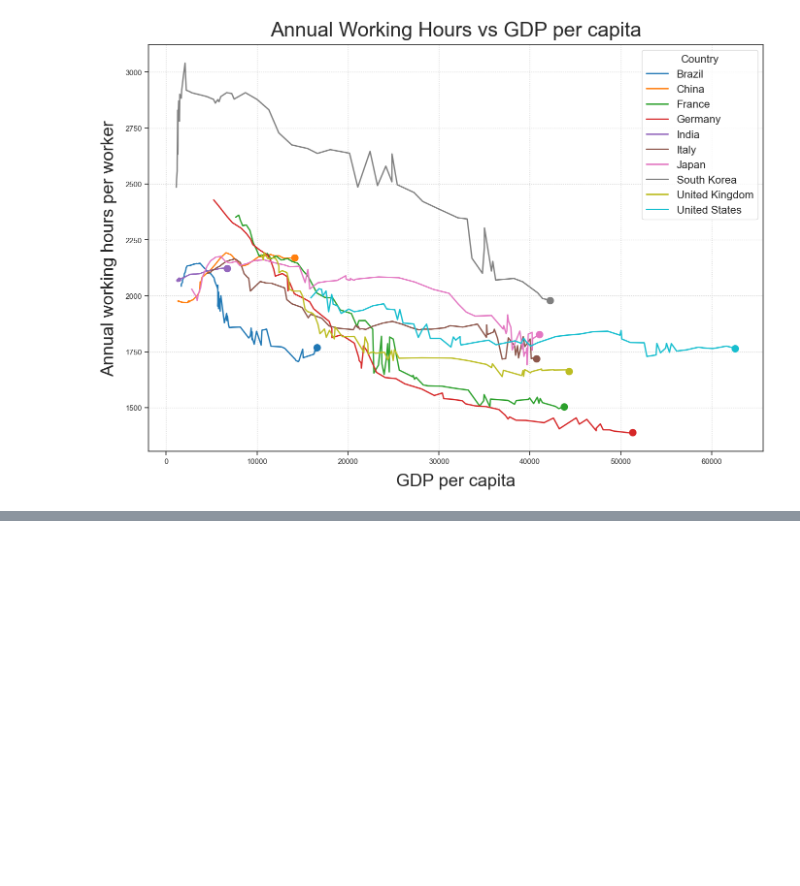
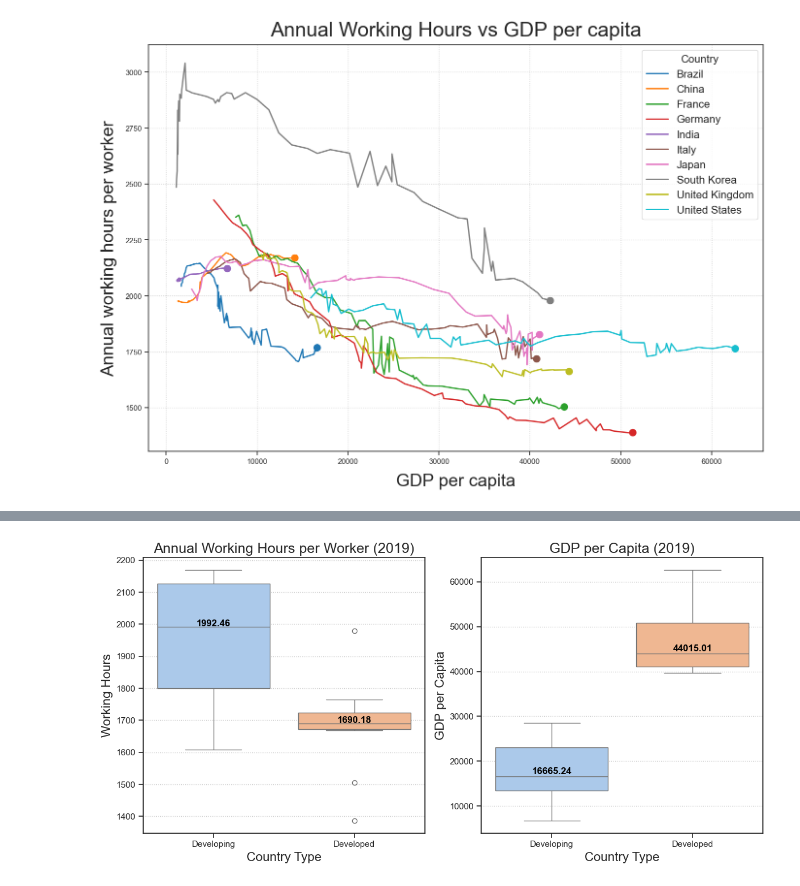
Before and after one commit to VUDataSci/data-presentation-kuangxh9, a Jupyter notebook: EDA_presentation.ipynb, the cells around one changed output, grey strips where cells are left out. Saved outputs shown, nothing was run; the diff lists cells and outputs as text; code cells hidden in the pictures; blank space fills up the shorter version.

```diff
--- a/EDA_presentation.ipynb
+++ b/EDA_presentation.ipynb
@@ -227,3 +232,38 @@ plt.show()
+# %%
+developing_stats = developing_country_df[developing_country_df['Year'] == 2019][['Entity', 'Year', 'Annual working hours per worker', 'GDP per capita (output, multiple price benchmarks)']]
+developing_stats['Country Type'] = 'Developing'
+developing_stats.dropna(inplace=True)
+# %%
+developed_stats = developed_country_df[developed_country_df['Year'] == 2019][['Entity', 'Year', 'Annual working hours per worker', 'GDP per capita (output, multiple price benchmarks)']]
+developed_stats['Country Type'] = 'Developed'
+developed_stats.dropna(inplace=True)
+# %%
+df_combined_type = pd.concat([developing_stats, developed_stats])
+fig, ax = plt.subplots(1, 2, figsize=(12, 6))
+
+sns.boxplot(x="Country Type", y="Annual working hours per worker", hue="Country Type", palette='pastel', data=df_combined_type, ax=ax[0])
+ax[0].set_title("Annual Working Hours per Worker (2019)", fontsize=18)
+ax[0].set_ylabel("Working Hours", fontsize=16)
+ax[0].set_xlabel("Country Type", fontsize=16)
+ax[0].grid(linewidth=1, linestyle=':', axis='y')
+for i, country_type in enumerate(df_combined_type["Country Type"].unique()):
+    median = df_combined_type[df_combined_type["Country Type"] == country_type]["Annual working hours per worker"].median()
+    ax[0].text(i, median + 10, f'{median:.2f}', ha='center', va='center', fontweight='bold', color='black')
+
+sns.boxplot(x="Country Type", y="GDP per capita (output, multiple price benchmarks)", hue="Country Type", palette='pastel', data=df_combined_type, ax=ax[1])
+ax[1].set_title("GDP per Capita (2019)", fontsize=18)
+ax[1].set_ylabel("GDP per Capita", fontsize=16)
+ax[1].set_xlabel("Country Type", fontsize=16)
+ax[1].grid(linewidth=1, linestyle=':', axis='y')
+for i, country_type in enumerate(df_combined_type["Country Type"].unique()):
+    median = df_combined_type[df_combined_type["Country Type"] == country_type]["GDP per capita (output, multiple price benchmarks)"].median()
+    ax[1].text(i, median + 1000, f'{median:.2f}', ha='center', va='center', fontweight='bold', color='black')
+
+plt.tight_layout()
+plt.savefig('boxplot_01.png')
+plt.show()
+# %% [output]
+[figure, added]
 # %%
 sns.set(style="ticks")
 fig, (ax1, ax2) = plt.subplots(1, 2, figsize=(28, 10))
```
Also changed, not shown: parts of 7 cells of this notebook, 6 other files.
